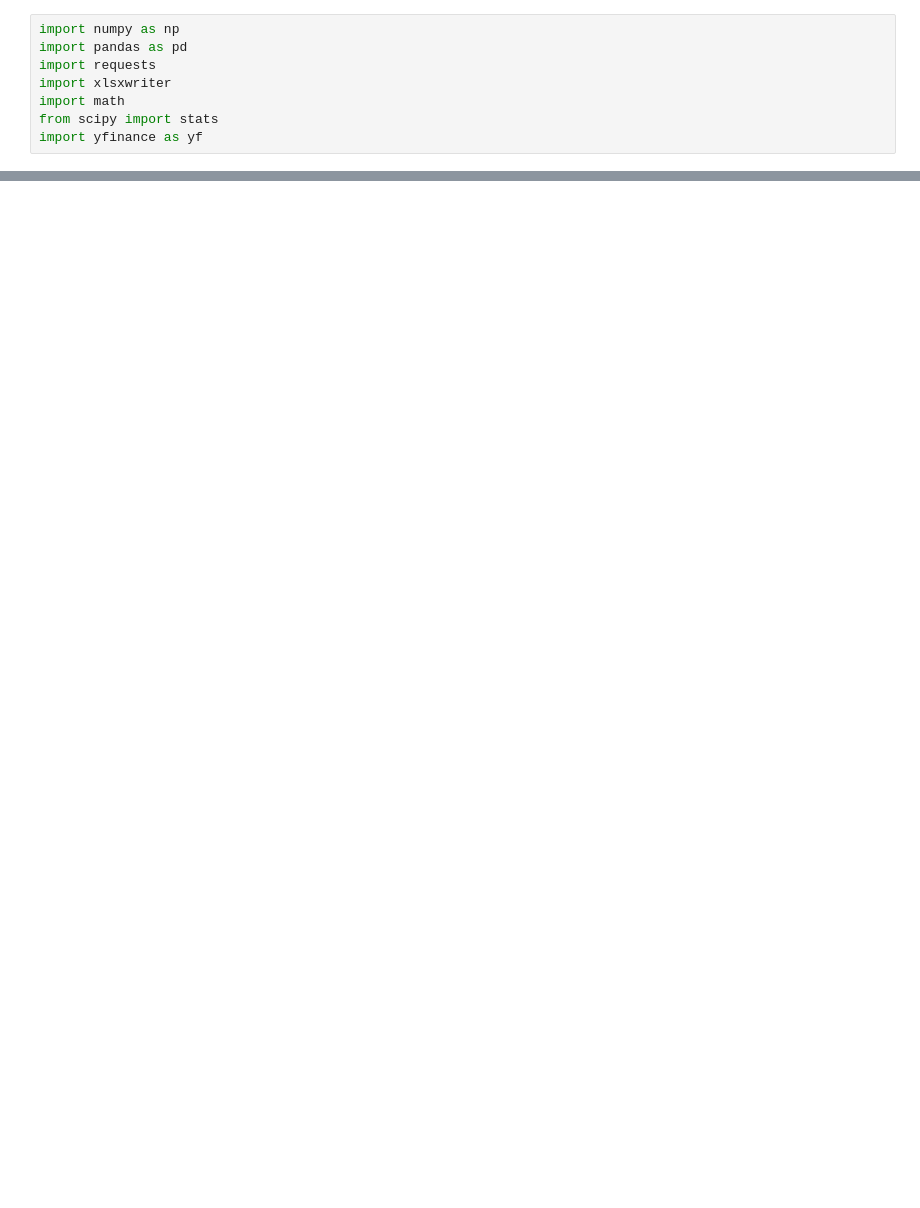
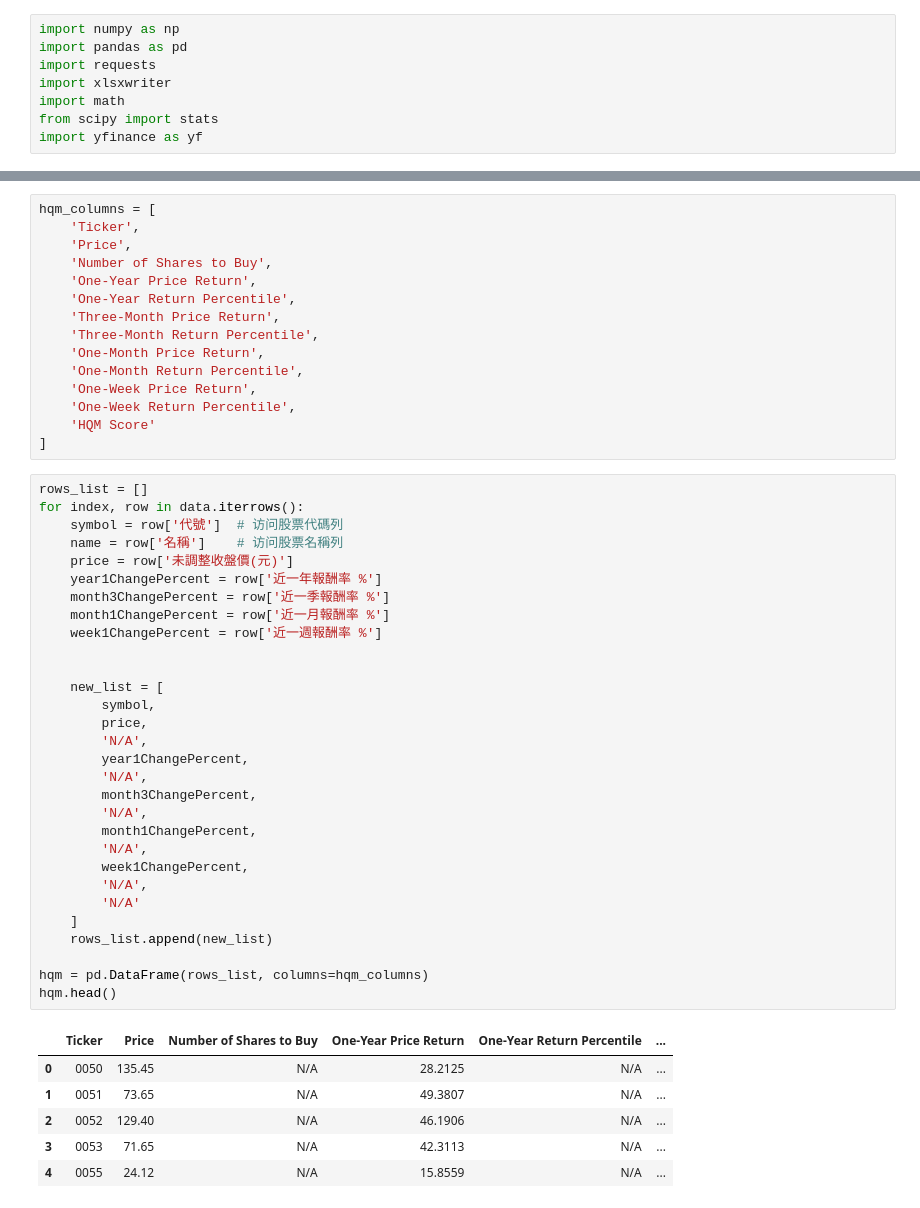
Before and after one commit to EricHuang0310/Equal_Weight_Portfolio, a Jupyter notebook: momentum_strategy/Momentum_strategy.ipynb, the cells around one changed output, grey strips where cells are left out. Cells and saved outputs as stored; diff of their text form; blank space fills up the shorter version.

```diff
--- a/momentum_strategy/Momentum_strategy.ipynb
+++ b/momentum_strategy/Momentum_strategy.ipynb
@@ -54,0 +121,52 @@ momentum = momentum.sort_values(by='One-Year Price Return', ascending=False)
+# %%
+hqm_columns = [
+    'Ticker',
+    'Price',
+    'Number of Shares to Buy',
+    'One-Year Price Return',
+    'One-Year Return Percentile',
+    'Three-Month Price Return',
+    'Three-Month Return Percentile',
+    'One-Month Price Return',
+    'One-Month Return Percentile',
+    'One-Week Price Return',
+    'One-Week Return Percentile',
+    'HQM Score'
+]
+# %%
+rows_list = []
+for index, row in data.iterrows():
+    symbol = row['代號']  # 访问股票代碼列
+    name = row['名稱']    # 访问股票名稱列
+    price = row['未調整收盤價(元)']
+    year1ChangePercent = row['近一年報酬率 %']
+    month3ChangePercent = row['近一季報酬率 %']
+    month1ChangePercent = row['近一月報酬率 %']
+    week1ChangePercent = row['近一週報酬率 %']
+
+
+    new_list = [
+        symbol,
+        price,
+        'N/A',
+        year1ChangePercent,
+        'N/A',
+        month3ChangePercent,
+        'N/A',
+        month1ChangePercent,
+        'N/A',
+        week1ChangePercent,
+        'N/A',
+        'N/A'
+    ]
+    rows_list.append(new_list)
+
+hqm = pd.DataFrame(rows_list, columns=hqm_columns)
+hqm.head()
+# %% [output]
+|  | Ticker | Price | Number of Shares to Buy | One-Year Price Return | One-Year Return Percentile | ... |
+| 0 | 0050 | 135.45 | N/A | 28.2125 | N/A | ... |
+| 1 | 0051 | 73.65 | N/A | 49.3807 | N/A | ... |
+| 2 | 0052 | 129.40 | N/A | 46.1906 | N/A | ... |
+| 3 | 0053 | 71.65 | N/A | 42.3113 | N/A | ... |
+| 4 | 0055 | 24.12 | N/A | 15.8559 | N/A | ... |
```
Also changed, not shown: parts of 7 cells of this notebook, 2 other files.
